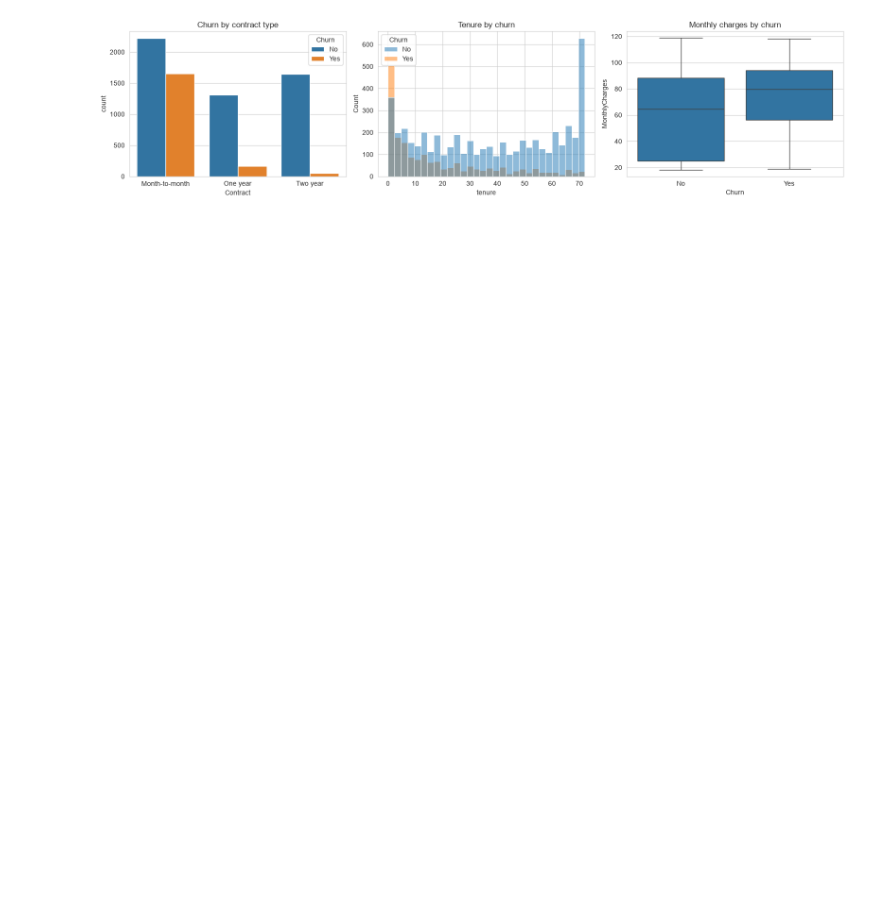
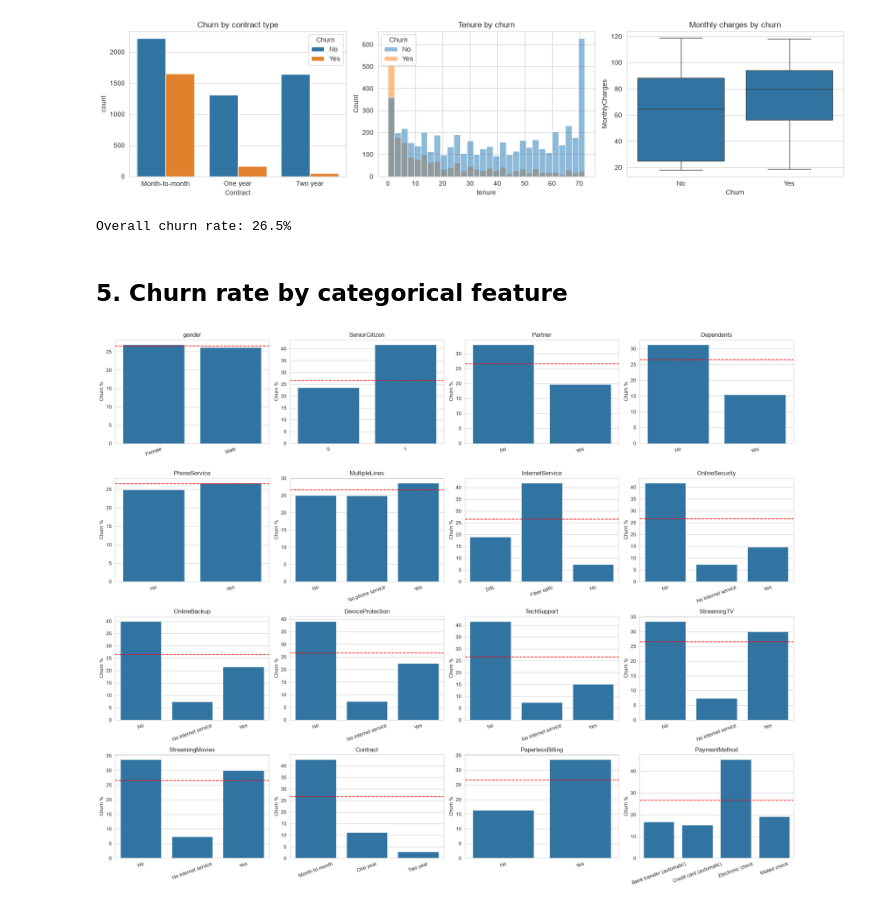
Before and after one commit to vashika-0507/telco-churn-ml, a Jupyter notebook: notebooks/01_eda.ipynb, the cells around one changed output. Cells and saved outputs as stored; diff of their text form; code cells hidden in the pictures; blank space fills up the shorter version.

```diff
--- a/notebooks/01_eda.ipynb
+++ b/notebooks/01_eda.ipynb
@@ -102,3 +112,30 @@ plt.tight_layout()
 plt.show()
 # %% [output]
 [figure]
+# %%
+df["Churn_bin"] = (df["Churn"] == "Yes").astype(int)
+overall = df["Churn_bin"].mean() * 100
+print(f"Overall churn rate: {overall:.1f}%")
+# %% [output]
+Overall churn rate: 26.5%
+# %% [markdown]
+## 5. Churn rate by categorical feature
+# %%
+cat_cols = ["gender", "SeniorCitizen", "Partner", "Dependents", "PhoneService",
+            "MultipleLines", "InternetService", "OnlineSecurity", "OnlineBackup",
+            "DeviceProtection", "TechSupport", "StreamingTV", "StreamingMovies",
+            "Contract", "PaperlessBilling", "PaymentMethod"]
+
+fig, axes = plt.subplots(4, 4, figsize=(20, 16))
+for ax, col in zip(axes.flatten(), cat_cols):
+    rate = df.groupby(col)["Churn_bin"].mean() * 100
+    sns.barplot(x=rate.index.astype(str), y=rate.values, ax=ax)
+    ax.axhline(overall, color="red", linestyle="--")
+    ax.set_title(col)
+    ax.set_ylabel("Churn %")
+    ax.set_xlabel("")
+    ax.tick_params(axis="x", rotation=20)
+plt.tight_layout()
+plt.show()
+# %% [output]
+[figure, added]
```
Also changed, not shown: parts of 16 cells of this notebook.
